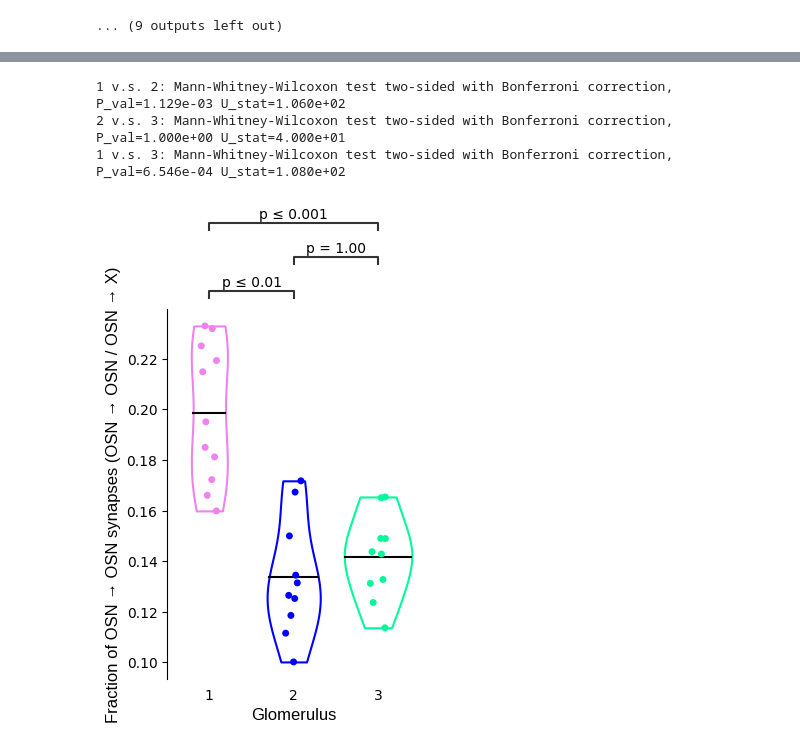
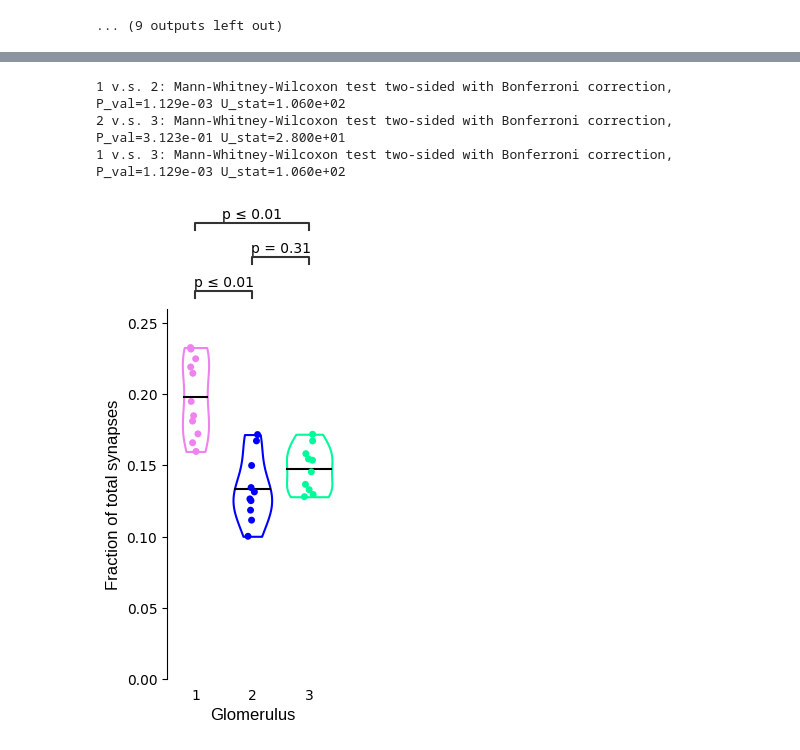
Before and after one commit to htem/aedes_public, a Jupyter notebook: synapse_proportion.ipynb, the cells around one changed output, grey strips where cells are left out. Saved outputs shown, nothing was run; the diff lists cells and outputs as text; code cells hidden in the pictures.

```diff
--- a/synapse_proportion.ipynb
+++ b/synapse_proportion.ipynb
@@ -405,23 +437,24 @@ df
 # %%
 #make violinplot
 x = "Glomerulus"
 y = "OSN → OSN synapses as proportion of OSN → X synapses"
 order = ['1', '2', '3']
 ax = my_violinplot2(data=df, x=x, y=y, order=order, color="1")
 ax = sns.stripplot(data=df, x=x, y=y, order=order, palette=["violet", "#0000FF", "mediumspringgreen"])
 ax.set_xlabel('Glomerulus', size=12, fontname="Liberation Sans")
-ax.set_ylabel('Fraction of OSN → OSN synapses (OSN → OSN / OSN → X)', size=12, fontname="Liberation Sans")
-ax.set_aspect(30)
+ax.set_ylabel('Fraction of total synapses', size=12, fontname="Liberation Sans")
+plt.ylim(0,0.26)
+ax.set_aspect(25)
 plt.tick_params(axis='x', which='both', bottom=False, top=False)
 plt.tick_params(axis='y', which='both', left=True, right=False)
 sns.despine(fig=None, ax=None, top=True, right=True, left=False, bottom=True, offset=None, trim=False)
 add_stat_annotation(ax, data=df, x=x, y=y, order=order,
                     box_pairs=[("1", "2"), ("1", "3"), ("2", "3")],
                     test='Mann-Whitney', text_format='simple', loc='outside', verbose=2)
-#plt.savefig('feedforward_proportion.svg', format="svg")
+plt.savefig('/home/jb534/pymaid_scripts/aedes/aedes/svg/recurrent_proportion.svg', format="svg")
 plt.show()
 # %% [output]
 1 v.s. 2: Mann-Whitney-Wilcoxon test two-sided with Bonferroni correction, P_val=1.129e-03 U_stat=1.060e+02
-2 v.s. 3: Mann-Whitney-Wilcoxon test two-sided with Bonferroni correction, P_val=1.000e+00 U_stat=4.000e+01
-1 v.s. 3: Mann-Whitney-Wilcoxon test two-sided with Bonferroni correction, P_val=6.546e-04 U_stat=1.080e+02
+2 v.s. 3: Mann-Whitney-Wilcoxon test two-sided with Bonferroni correction, P_val=3.123e-01 U_stat=2.800e+01
+1 v.s. 3: Mann-Whitney-Wilcoxon test two-sided with Bonferroni correction, P_val=1.129e-03 U_stat=1.060e+02
-[figure, old version]
+[figure, new version]
```
Also changed, not shown: parts of 10 cells of this notebook.
